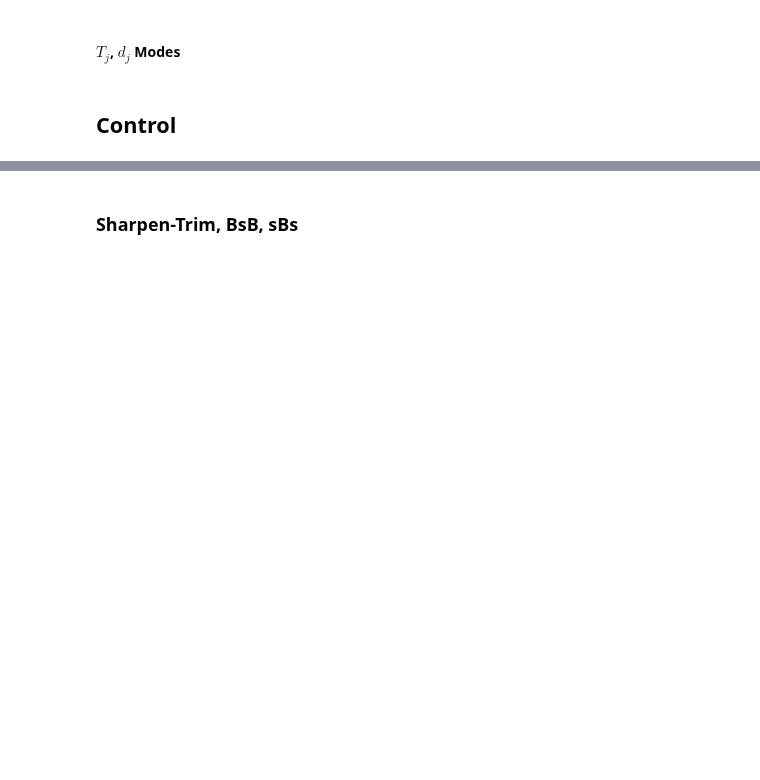
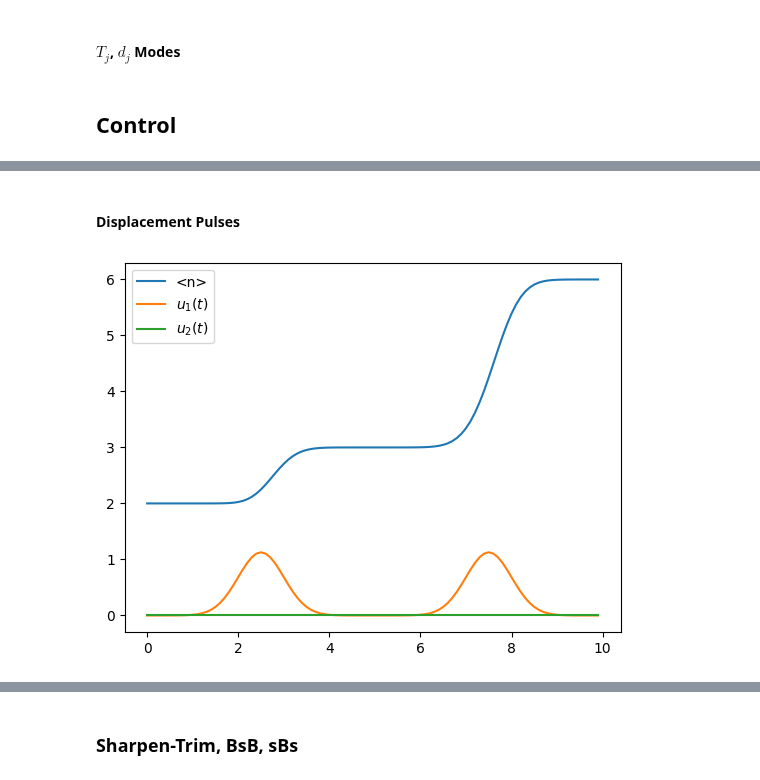
Before and after one commit to connorblake1/jiang-research, a Jupyter notebook: FiniteGKP/jax_FiniteGKP.ipynb, the cells around one changed output, grey strips where cells are left out. Cells and saved outputs as stored; diff of their text form; code cells hidden in the pictures; blank space fills up the shorter version.

Commit message:
Displacement pulse working.

```diff
--- a/FiniteGKP/jax_FiniteGKP.ipynb
+++ b/FiniteGKP/jax_FiniteGKP.ipynb
@@ -552,0 +587,2 @@ run_tests = True
+# %% [markdown]
+#### Displacement Pulses
@@ -552,0 +605,33 @@ run_tests = True
+# %%
+rho0 = dq.fock_dm(N,2)
+H_0 = IN
+H_1, H_2, u_1, u_2 = D_pulse(1.0, .5)
+
+H_M = [H_1, H_2]
+d_controls = ControlVector([u_1, u_2])
+# %%
+d_sys = OpenQuantumSystem(
+    H_0=IN,
+    H_M=H_M,
+    U_K=[],
+    C_K=[]
+)
+d_opt = OptimalController(
+    system=d_sys,
+    controls=d_controls,
+    y0=rho0,
+    y_final = lambda y: 0,
+    duration=t_final
+)
+# %%
+figpre, axpre = plt.subplots()
+d_opt.plot(
+    ax=axpre,
+    exp_ops=[dq.number(N)],
+    exp_names=["<n>"]
+)
+rho_t =d_opt.run()
+axpre.legend()
+figpre.show()
+# %% [output]
+[figure, added]
```
Also changed, not shown: parts of 21 cells of this notebook, 4 other files.
